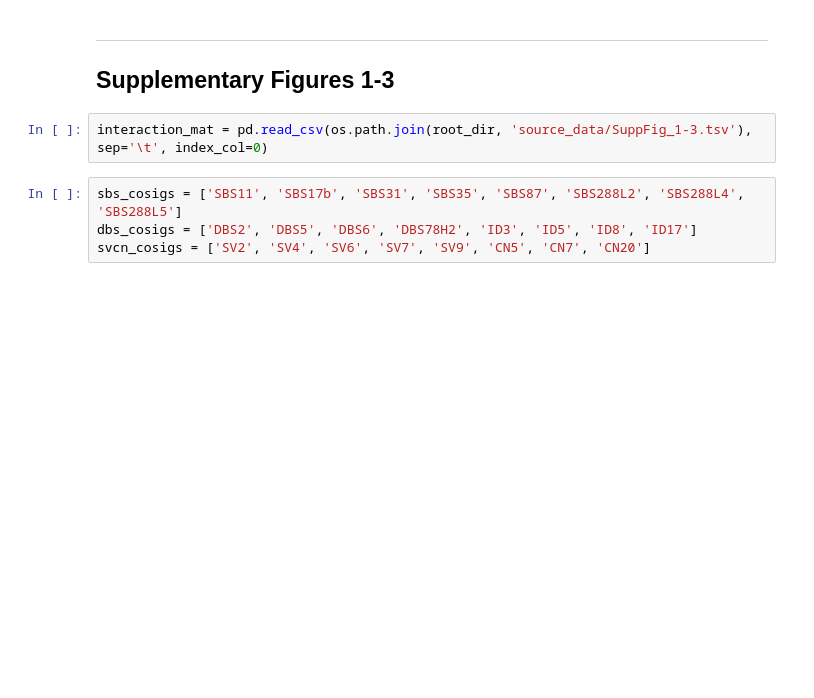
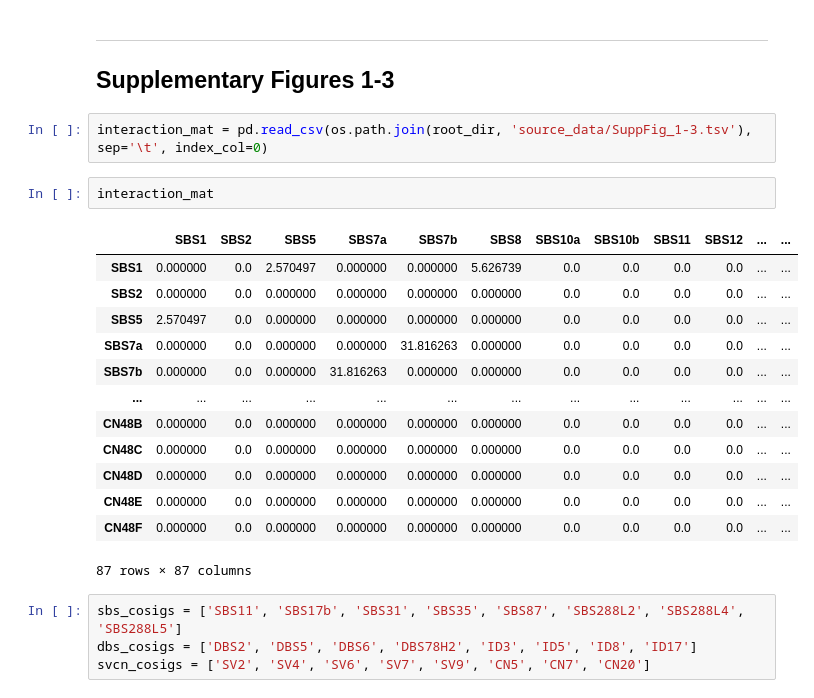
Before and after one commit to shlienlab/mutsigs_therapy, a Jupyter notebook: notebooks/SuppFigs_Notes.ipynb, the cells around one changed output. Cells and saved outputs as stored; diff of their text form; blank space fills up the shorter version.

```diff
--- a/notebooks/SuppFigs_1to9.ipynb
+++ b/notebooks/SuppFigs_Notes.ipynb
@@ -177,6 +177,22 @@ sigPlt.plotCNV(matrix_path, fig_out, project, percentage=True)
 ## Supplementary Figures 1-3
 # %%
 interaction_mat = pd.read_csv(os.path.join(root_dir, 'source_data/SuppFig_1-3.tsv'), sep='\t', index_col=0)
+# %%
+interaction_mat
+# %% [output]
+|  | SBS1 | SBS2 | SBS5 | SBS7a | SBS7b | SBS8 | SBS10a | SBS10b | SBS11 | SBS12 | ... | ... |
+| SBS1 | 0.000000 | 0.0 | 2.570497 | 0.000000 | 0.000000 | 5.626739 | 0.0 | 0.0 | 0.0 | 0.0 | ... | ... |
+| SBS2 | 0.000000 | 0.0 | 0.000000 | 0.000000 | 0.000000 | 0.000000 | 0.0 | 0.0 | 0.0 | 0.0 | ... | ... |
+| SBS5 | 2.570497 | 0.0 | 0.000000 | 0.000000 | 0.000000 | 0.000000 | 0.0 | 0.0 | 0.0 | 0.0 | ... | ... |
+| SBS7a | 0.000000 | 0.0 | 0.000000 | 0.000000 | 31.816263 | 0.000000 | 0.0 | 0.0 | 0.0 | 0.0 | ... | ... |
+| SBS7b | 0.000000 | 0.0 | 0.000000 | 31.816263 | 0.000000 | 0.000000 | 0.0 | 0.0 | 0.0 | 0.0 | ... | ... |
+| ... | ... | ... | ... | ... | ... | ... | ... | ... | ... | ... | ... | ... |
+| CN48B | 0.000000 | 0.0 | 0.000000 | 0.000000 | 0.000000 | 0.000000 | 0.0 | 0.0 | 0.0 | 0.0 | ... | ... |
+| CN48C | 0.000000 | 0.0 | 0.000000 | 0.000000 | 0.000000 | 0.000000 | 0.0 | 0.0 | 0.0 | 0.0 | ... | ... |
+| CN48D | 0.000000 | 0.0 | 0.000000 | 0.000000 | 0.000000 | 0.000000 | 0.0 | 0.0 | 0.0 | 0.0 | ... | ... |
+| CN48E | 0.000000 | 0.0 | 0.000000 | 0.000000 | 0.000000 | 0.000000 | 0.0 | 0.0 | 0.0 | 0.0 | ... | ... |
+| CN48F | 0.000000 | 0.0 | 0.000000 | 0.000000 | 0.000000 | 0.000000 | 0.0 | 0.0 | 0.0 | 0.0 | ... | ... |
+87 rows × 87 columns
 # %%
 sbs_cosigs = ['SBS11', 'SBS17b', 'SBS31', 'SBS35', 'SBS87', 'SBS288L2', 'SBS288L4', 'SBS288L5']
 dbs_cosigs = ['DBS2', 'DBS5', 'DBS6', 'DBS78H2', 'ID3', 'ID5', 'ID8', 'ID17']
```
